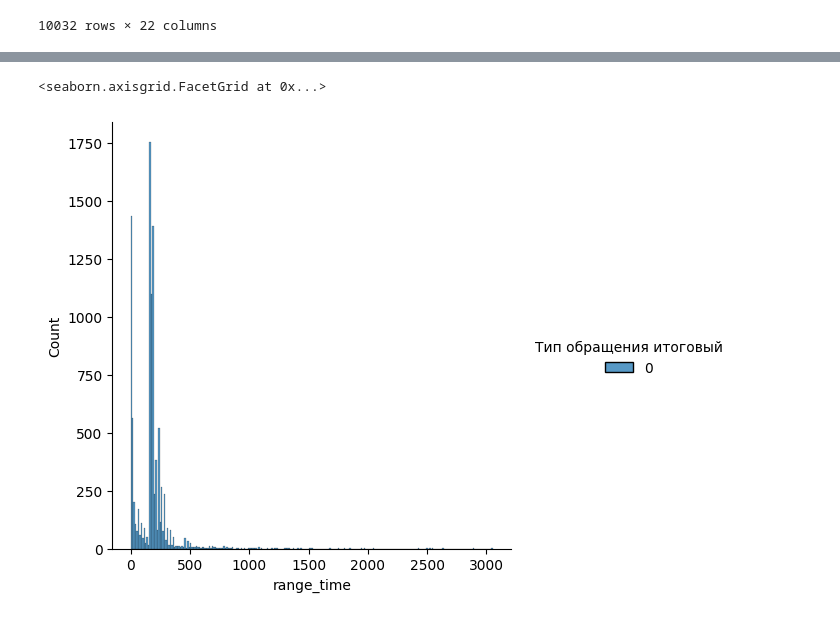
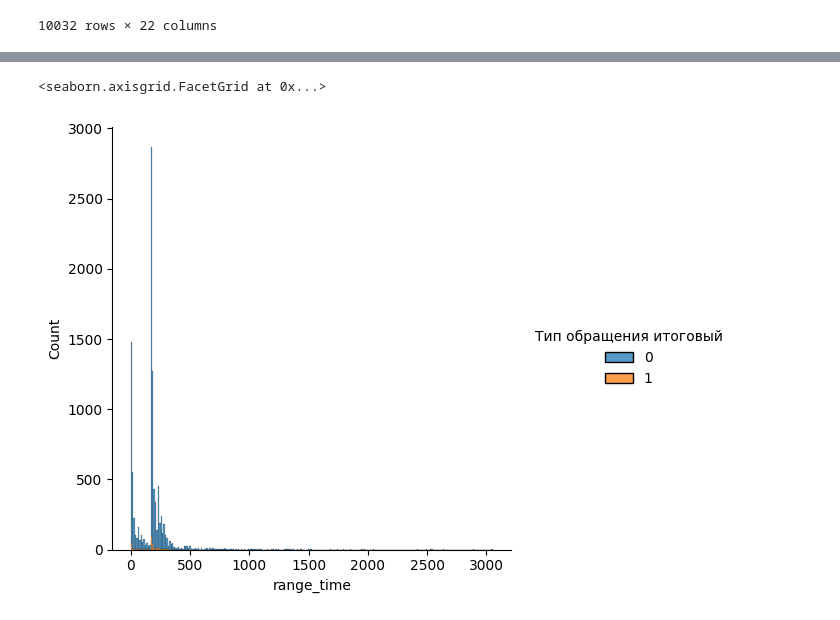
Before and after one commit to zayycev22/user_issue_classifier, a Jupyter notebook: parse.ipynb, the cells around one changed output, grey strips where cells are left out. Cells and saved outputs as stored; diff of their text form; code cells hidden in the pictures.

```diff
--- a/parse.ipynb
+++ b/parse.ipynb
@@ -420,4 +386,0 @@ df[df['Содержание'] == 'Заявка на предоставление
-# %%
-# Проработка обращений со статусом "Инцидент"
-df = df[df['Статус'] == 'Закрыт']
-df
@@ -494,5 +438,5 @@ df[df['Критичность'] == 3]
 # %%
-sns.displot(df[df['Тип обращения итоговый']==0], x="range_time",hue="Тип обращения итоговый", multiple="stack")
+sns.displot(df, x="range_time",hue="Тип обращения итоговый", multiple="stack")
 # %% [output]
 <seaborn.axisgrid.FacetGrid at 0x...>
-[figure, old version]
+[figure, new version]
```
Also changed, not shown: parts of 16 cells of this notebook, 1 other file.
